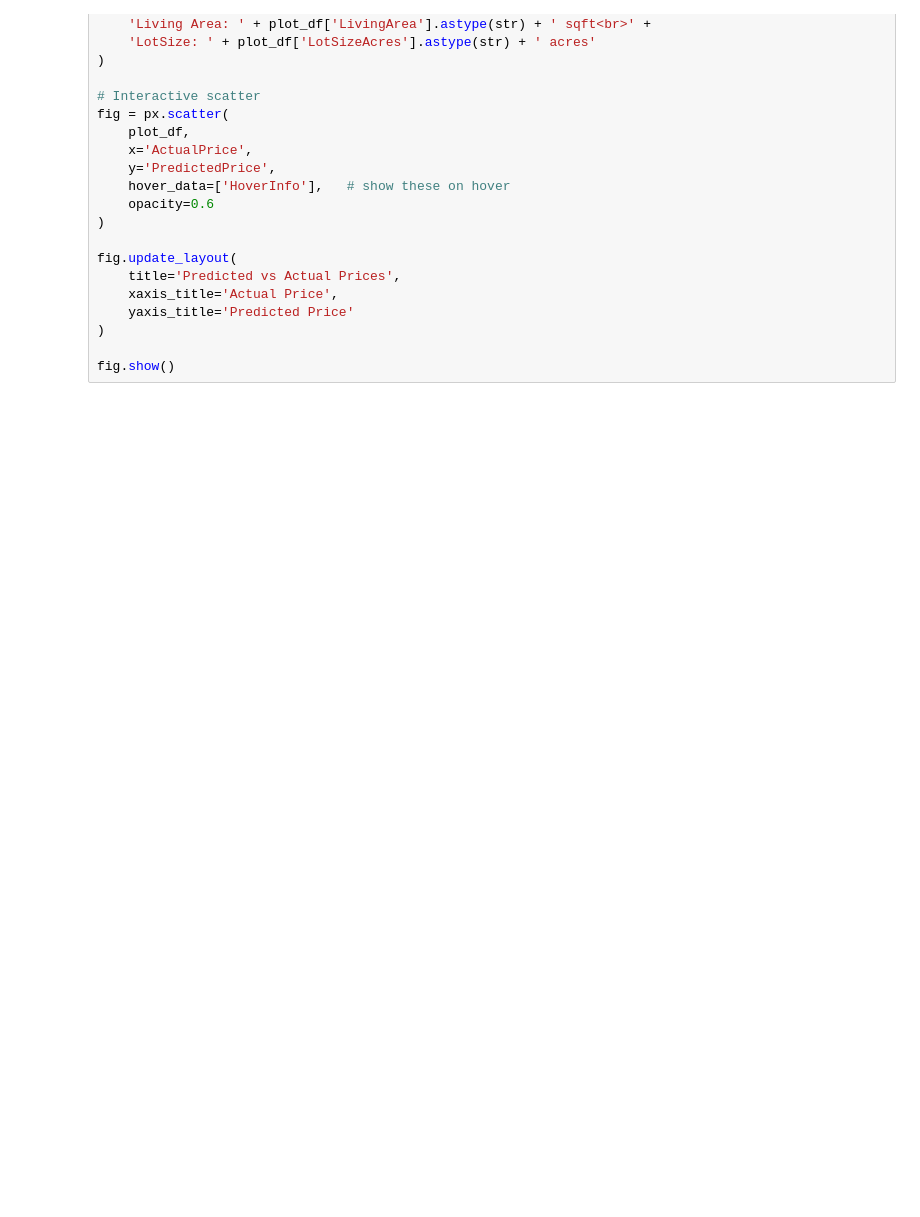
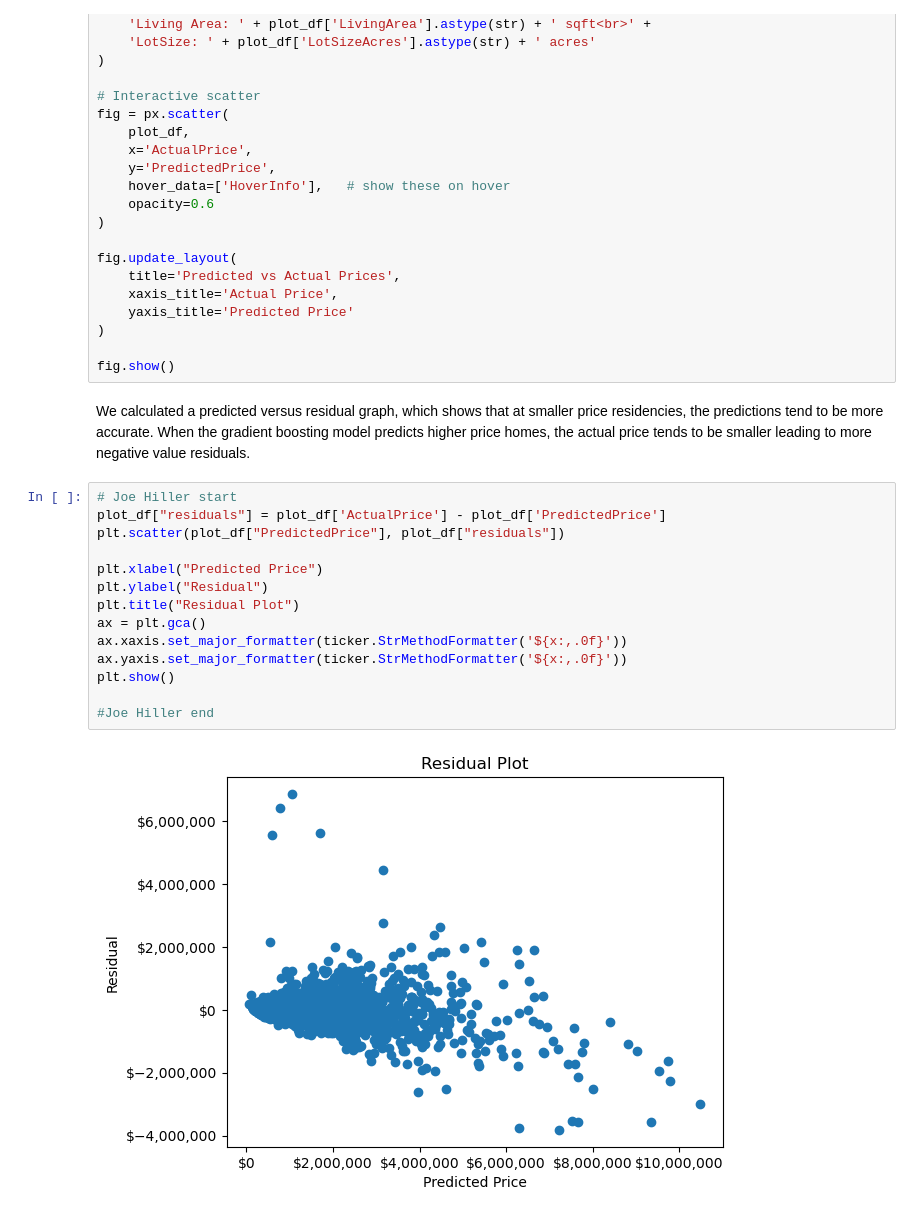
Before and after one commit to samvishnevskiy/IDX_Exchange_DS47, a Jupyter notebook: model_SamVishnevskiy.ipynb, the cells around one changed output. Cells and saved outputs as stored; diff of their text form; blank space fills up the shorter version.

Commit message:
Residual plot added

```diff
--- a/model_SamVishnevskiy.ipynb
+++ b/model_SamVishnevskiy.ipynb
@@ -228,3 +223,21 @@ fig.update_layout(
 )
 
 fig.show()
+# %% [markdown]
+We calculated a predicted versus residual graph, which shows that at smaller price residencies, the predictions tend to be more accurate. When the gradient boosting model predicts higher price homes, the actual price tends to be smaller leading to more negative value residuals.
+# %%
+# Joe Hiller start
+plot_df["residuals"] = plot_df['ActualPrice'] - plot_df['PredictedPrice']
+plt.scatter(plot_df["PredictedPrice"], plot_df["residuals"])
+
+plt.xlabel("Predicted Price")
+plt.ylabel("Residual")
+plt.title("Residual Plot")
+ax = plt.gca()
+ax.xaxis.set_major_formatter(ticker.StrMethodFormatter('${x:,.0f}'))
+ax.yaxis.set_major_formatter(ticker.StrMethodFormatter('${x:,.0f}'))
+plt.show()
+
+#Joe Hiller end
+# %% [output]
+[figure, added]
```
Also changed, not shown: parts of 3 cells of this notebook.
